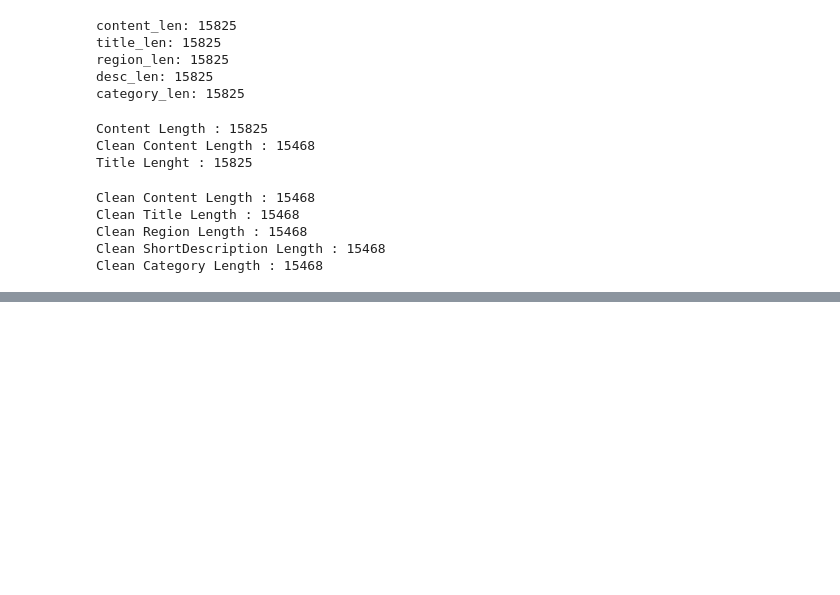
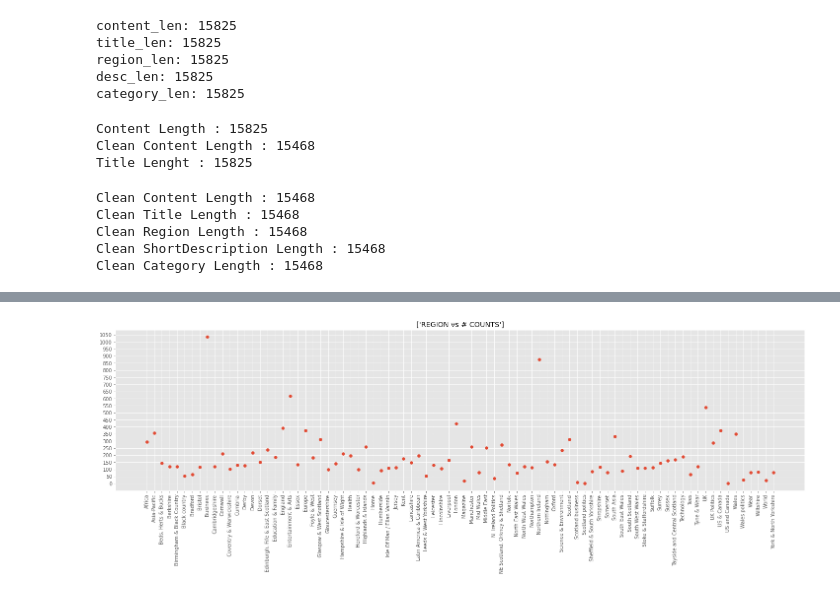
Before and after one commit to malinphy/e_repo, a Jupyter notebook: bbc_data_EDA.ipynb, the cells around one changed output, grey strips where cells are left out. Saved outputs shown, nothing was run; the diff lists cells and outputs as text; code cells hidden in the pictures; blank space fills up the shorter version.

```diff
--- a/bbc_data_EDA.ipynb
+++ b/bbc_data_EDA.ipynb
@@ -52,6 +52,8 @@ import json
 import pandas as pd
 import numpy as np
 from data_preprocess import data_loader, column_selection, data_cleaner,delete_multiple_element
+import matplotlib.pyplot as plt
+plt.style.use('ggplot')
 # %%
 input_path = 'drive/MyDrive/bbc_news_list_uk.json'
 data = data_loader(input_path)
@@ -114,3 +120,11 @@ Clean Title Length : 15468
 Clean Region Length : 15468
 Clean ShortDescription Length : 15468
 Clean Category Length : 15468
+# %%
+df_clean = pd.DataFrame({
+    'content': clean_content,
+    'title' : clean_title,
+    'region' : clean_region,
+    'desc' : clean_short_desc,
+    'category' : clean_category
+})
@@ -116,0 +158,3 @@ Clean Category Length : 15468
+# %%
+new_df = pd.DataFrame(df_clean.groupby(['region'])['region'].count())
+new_df['region']
@@ -116,0 +175,15 @@ Clean Category Length : 15468
+# %%
+new_df = new_df.rename(columns = {'region':'counts'})
+new_df = new_df.reset_index()
+#  df.rename(columns={'oldName1': 'newName1', 'oldName2': 'newName2'})
+# %%
+# x = new_df['region']
+plt.figure(figsize=(25,6))
+plt.scatter(new_df['region'], new_df['counts'])
+plt.xticks(rotation=90);
+# plt.yaxis.set_ticks(np.arange(0, 1100, 50))
+plt.yticks(np.arange(0, 1100, 50));
+# plt.ylim([0,650]);
+plt.title(['REGION vs # COUNTS']);
+# %% [output]
+[figure, added]
```
Also changed, not shown: parts of 8 cells of this notebook.
